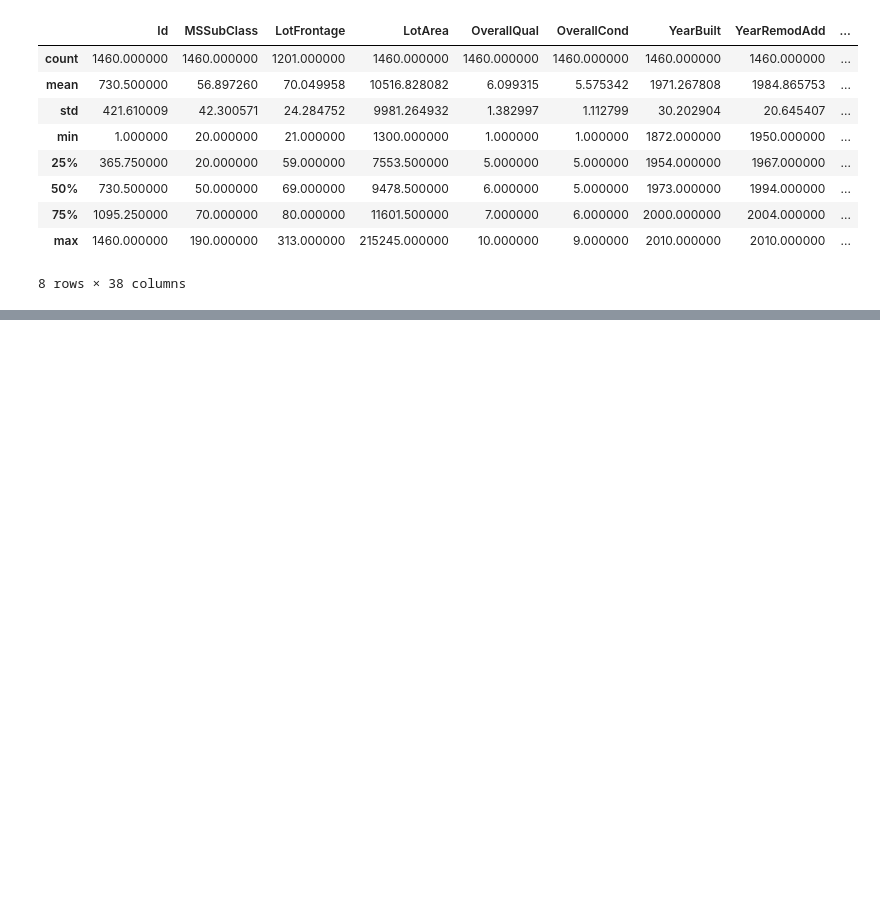
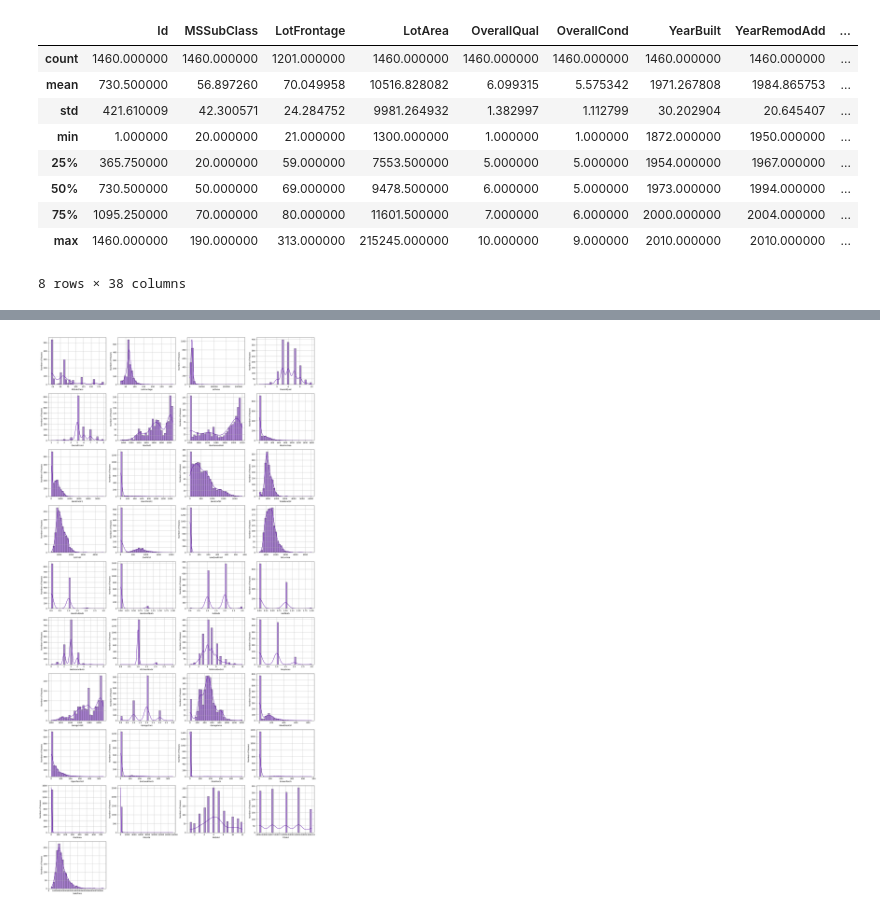
Before and after one commit to ohTMI/Housing-Prices, a Jupyter notebook: Code/EDA.ipynb, the cells around one changed output, grey strips where cells are left out. Drawn from its saved outputs; the diff is of its cells as text; code cells hidden in the pictures; blank space fills up the shorter version.

```diff
--- a/Code/EDA.ipynb
+++ b/Code/EDA.ipynb
@@ -57,0 +97,2 @@ data.describe()
+# %%
+data.drop(['PoolQC', 'MiscFeature', 'Alley', 'Fence'], axis= 1, inplace=True)
@@ -57,0 +116,16 @@ data.describe()
+# %%
+data.drop(['Id'], axis= 1, inplace=True)
+# %%
+# Sort your features into Numerical and Categorical
+num_feats = data.select_dtypes(include=['int64', 'float64']).columns.tolist()
+cat_feats = data.select_dtypes(include=['object']).columns.tolist()
+# %%
+# Fill missing values for numerical features
+num_cols = data.select_dtypes(include=['float64', 'int64']).columns
+for col in num_cols:
+    data[col] = data[col].fillna(data[col].median())
+
+# Fill missing values for categorical features
+cat_cols = data.select_dtypes(include=['object']).columns
+for col in cat_cols:
+    data[col] = data[col].fillna(data[col].mode()[0])
@@ -57,0 +160,21 @@ data.describe()
+# %%
+n = len(num_feats)
+cols = 4
+rows = (n + cols - 1 ) // cols
+
+fig, axes = plt.subplots(rows, cols, figsize=(cols * 5, rows * 4))
+
+axes = axes.flatten()
+
+for i, col in enumerate(num_feats):
+    sns.histplot(data[col].dropna(), kde=True, bins=30, ax=axes[i])
+    axes[i].set_ylabel('Number of Houses')
+    axes[i].grid(True)
+
+for ax in axes[n:]:
+    fig.delaxes(ax)
+
+plt.tight_layout()
+plt.show()
+# %% [output]
+[figure, added]
```
Also changed, not shown: parts of 30 cells of this notebook.
